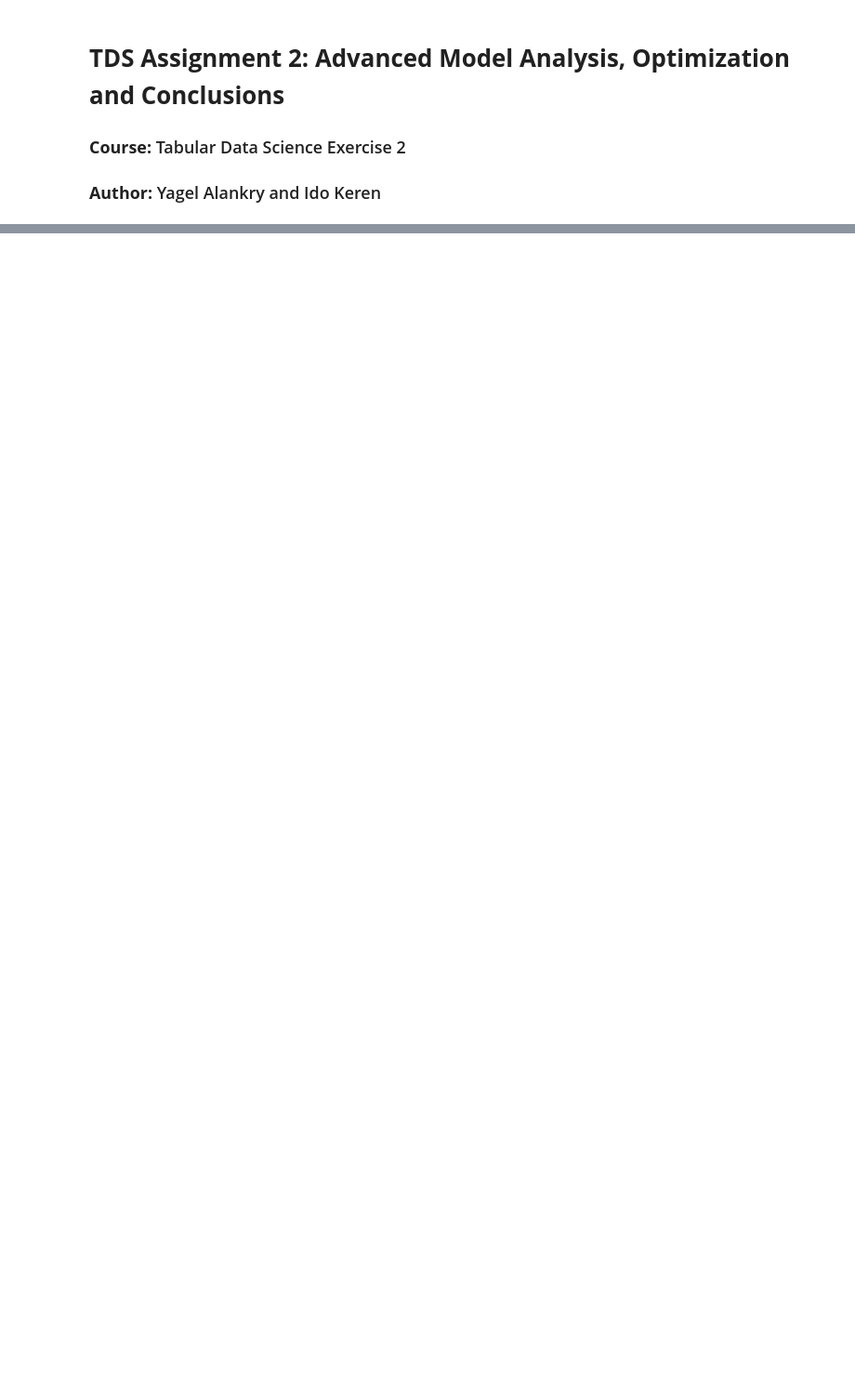
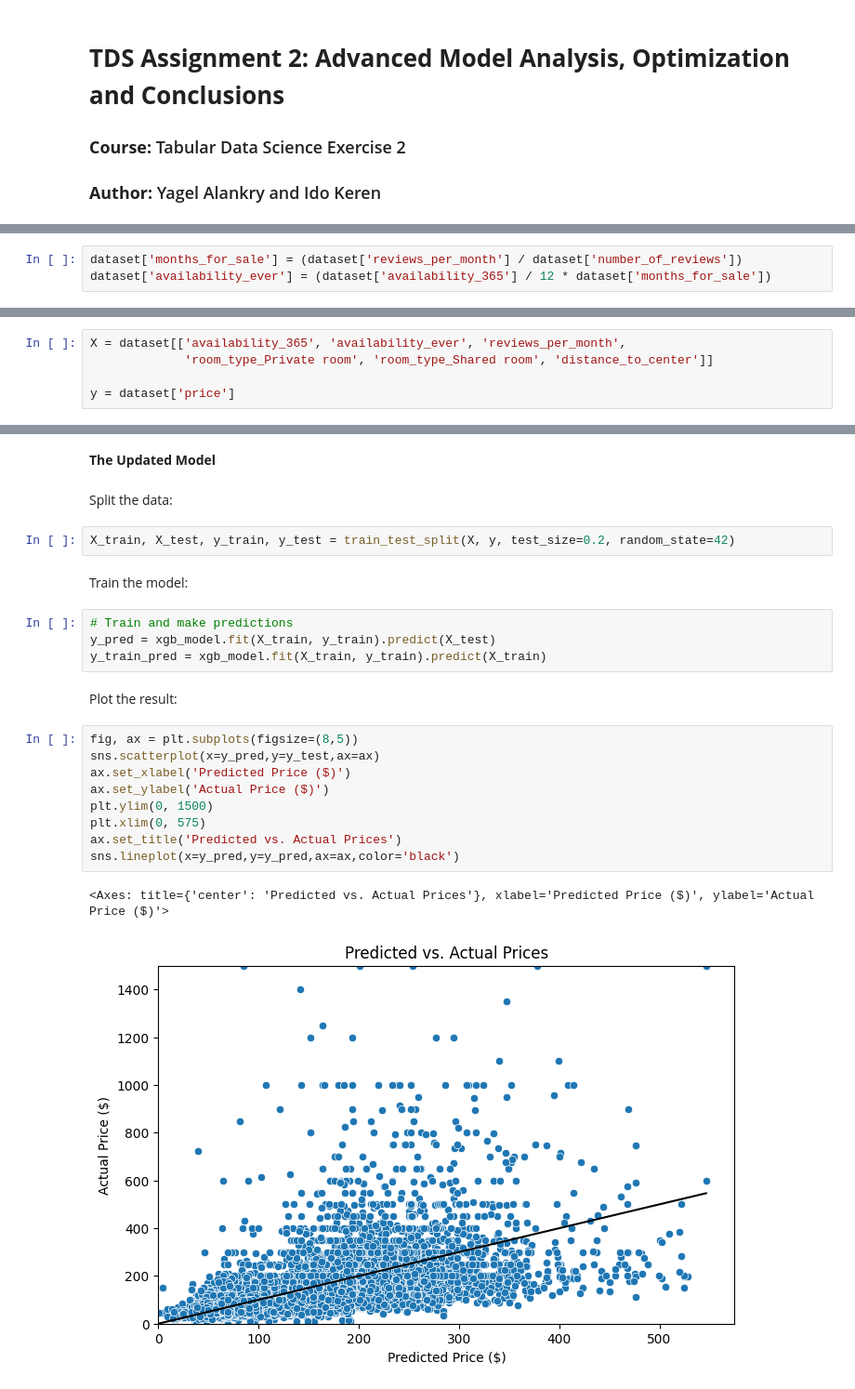
Before and after one commit to yagel2/TDS_NYC_Airbnb, a Jupyter notebook: TDS_Ex2.ipynb, the cells around one changed output, grey strips where cells are left out. Shown at 93% size. Drawn from its saved outputs; the diff is of its cells as text; blank space fills up the shorter version.

```diff
--- a/TDS_Ex2.ipynb
+++ b/TDS_Ex2.ipynb
@@ -34,0 +168,3 @@ Perform analysis
+# %%
+dataset['months_for_sale'] = (dataset['reviews_per_month'] / dataset['number_of_reviews'])
+dataset['availability_ever'] = (dataset['availability_365'] / 12 * dataset['months_for_sale'])
@@ -34,0 +173,5 @@ Perform analysis
+# %%
+X = dataset[['availability_365', 'availability_ever', 'reviews_per_month',
+             'room_type_Private room', 'room_type_Shared room', 'distance_to_center']]
+
+y = dataset['price']
@@ -34,0 +196,26 @@ Perform analysis
+# %% [markdown]
+**The Updated Model**
+# %% [markdown]
+Split the data:
+# %%
+X_train, X_test, y_train, y_test = train_test_split(X, y, test_size=0.2, random_state=42)
+# %% [markdown]
+Train the model:
+# %%
+# Train and make predictions
+y_pred = xgb_model.fit(X_train, y_train).predict(X_test)
+y_train_pred = xgb_model.fit(X_train, y_train).predict(X_train)
+# %% [markdown]
+Plot the result:
+# %%
+fig, ax = plt.subplots(figsize=(8,5))
+sns.scatterplot(x=y_pred,y=y_test,ax=ax)
+ax.set_xlabel('Predicted Price ($)')
+ax.set_ylabel('Actual Price ($)')
+plt.ylim(0, 1500)
+plt.xlim(0, 575)
+ax.set_title('Predicted vs. Actual Prices')
+sns.lineplot(x=y_pred,y=y_pred,ax=ax,color='black')
+# %% [output]
+<Axes: title={'center': 'Predicted vs. Actual Prices'}, xlabel='Predicted Price ($)', ylabel='Actual Price ($)'>
+[figure, added]
```
Also changed, not shown: parts of 46 cells of this notebook.
